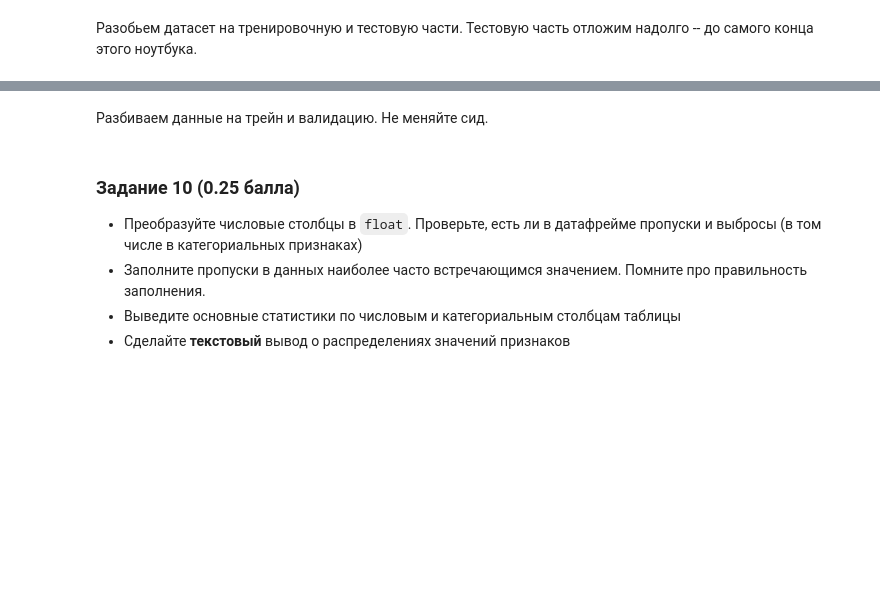
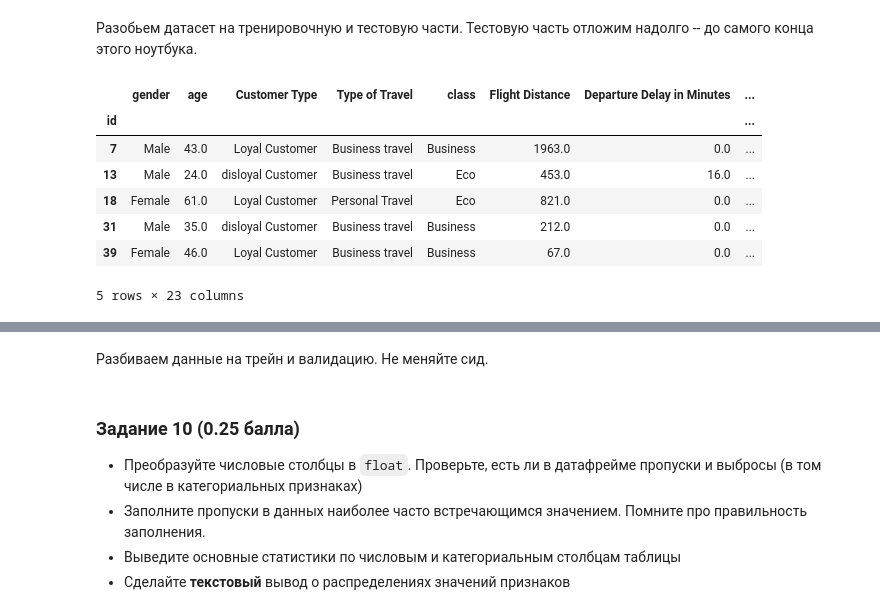
Before and after one commit to InnaBoby/ML_HSE, a Jupyter notebook: HW_4/AI_HW4_woodenML_pro.ipynb, the cells around one changed output, grey strips where cells are left out. Cells and saved outputs as stored; diff of their text form; code cells hidden in the pictures; blank space fills up the shorter version.

```diff
--- a/HW_4/AI_HW4_woodenML_pro.ipynb
+++ b/HW_4/AI_HW4_woodenML_pro.ipynb
@@ -966,9 +1135,18 @@ assert df.shape == (129_549, 23)
 # %% [markdown]
 Разобьем датасет на тренировочную и тестовую части. Тестовую часть отложим надолго -- до самого конца этого ноутбука.
 # %%
-df_train = df[df.satisfaction != '-']
+df_train = df[df.target != '-']
 
 df_train.head()
+# %% [output]
+|  | gender | age | Customer Type | Type of Travel | class | Flight Distance | Departure Delay in Minutes | ... |
+| id |  |  |  |  |  |  |  | ... |
+| 7 | Male | 43.0 | Loyal Customer | Business travel | Business | 1963.0 | 0.0 | ... |
+| 13 | Male | 24.0 | disloyal Customer | Business travel | Eco | 453.0 | 16.0 | ... |
+| 18 | Female | 61.0 | Loyal Customer | Personal Travel | Eco | 821.0 | 0.0 | ... |
+| 31 | Male | 35.0 | disloyal Customer | Business travel | Business | 212.0 | 0.0 | ... |
+| 39 | Female | 46.0 | Loyal Customer | Business travel | Business | 67.0 | 0.0 | ... |
+5 rows × 23 columns
 # %%
 assert df_train.shape == (103_644, 23)
 # %%
```
Also changed, not shown: parts of 10 cells of this notebook.
